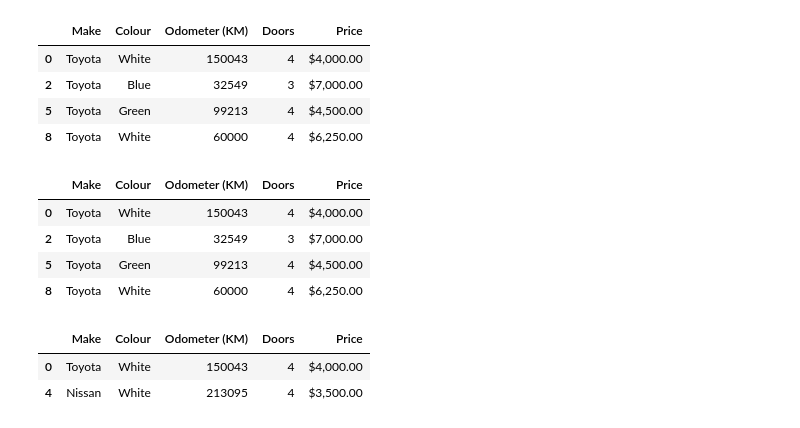
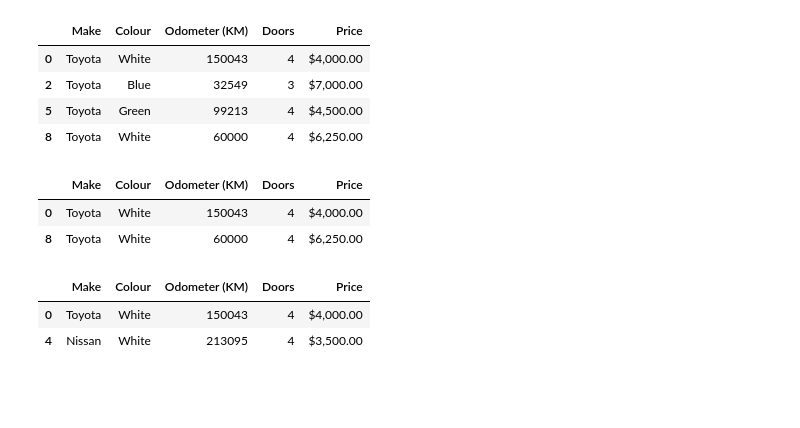
Before and after one commit to ChiliDogDaddyO/zero-to-mastery-ml, a Jupyter notebook: sample_project/introduction-to-pandas.ipynb, the cells around one changed output. Cells and saved outputs as stored; diff of their text form; code cells hidden in the pictures; blank space fills up the shorter version.

```diff
--- a/sample_project/introduction-to-pandas.ipynb
+++ b/sample_project/introduction-to-pandas.ipynb
@@ -298,14 +300,14 @@ car_sales[car_sales.Make == "Toyota"]
 | 2 | Toyota | Blue | 32549 | 3 | $7,000.00 |
 | 5 | Toyota | Green | 99213 | 4 | $4,500.00 |
 | 8 | Toyota | White | 60000 | 4 | $6,250.00 |
-# %%
-car_sales[car_sales["Make"] == "Toyota"]
-# %% [output]
-|  | Make | Colour | Odometer (KM) | Doors | Price |
-| 0 | Toyota | White | 150043 | 4 | $4,000.00 |
-| 2 | Toyota | Blue | 32549 | 3 | $7,000.00 |
-| 5 | Toyota | Green | 99213 | 4 | $4,500.00 |
-| 8 | Toyota | White | 60000 | 4 | $6,250.00 |
+# %%
+# https://thispointer.com/python-pandas-select-rows-in-dataframe-by-conditions-on-multiple-columns/
+# dfObj[(dfObj['Sale'] > 30) & (dfObj['Sale'] < 33) ]
+car_sales[(car_sales["Make"] == "Toyota")  & (car_sales["Colour"] == "White")]
+# %% [output]
+|  | Make | Colour | Odometer (KM) | Doors | Price |
+| 0 | Toyota | White | 150043 | 4 | $4,000.00 |
+| 8 | Toyota | White | 60000 | 4 | $6,250.00 |
 # %%
 car_sales[car_sales["Odometer (KM)"] > 100000]
 # %% [output]
```
Also changed, not shown: parts of 18 cells of this notebook, 1 other file.
